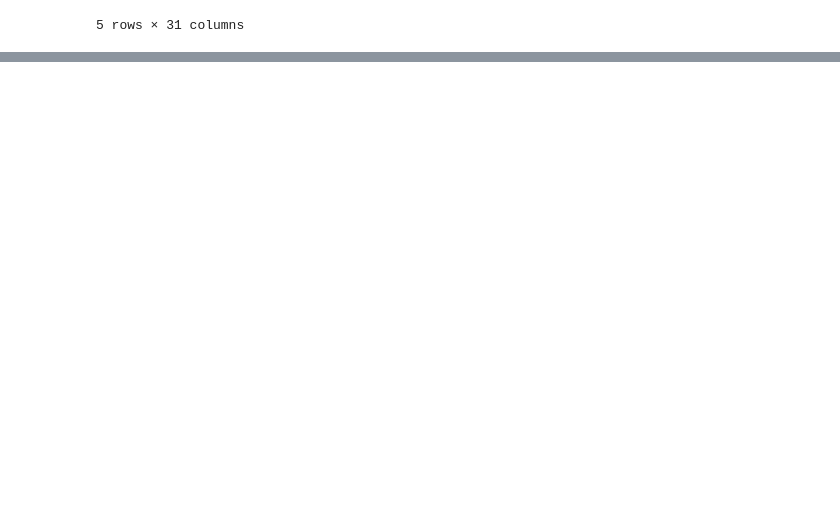
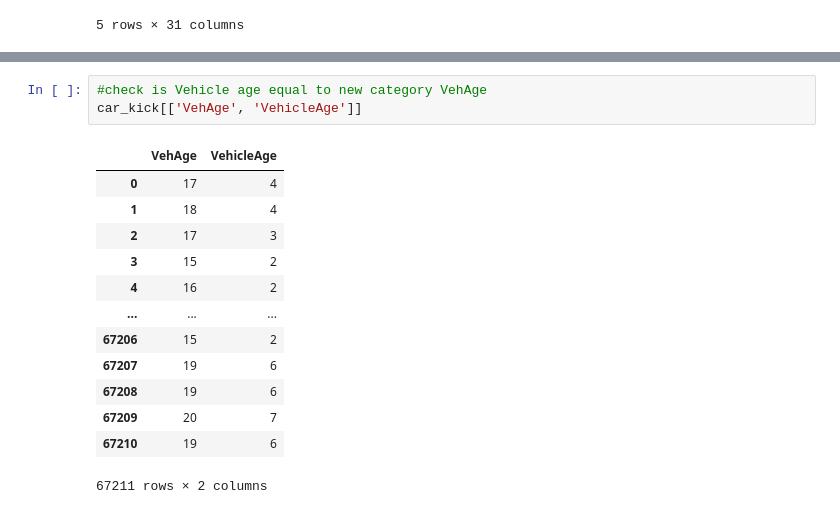
Before and after one commit to agomolka/MASem2DataMining, a Jupyter notebook: car_kick_analysis.ipynb, the cells around one changed output, grey strips where cells are left out. Cells and saved outputs as stored; diff of their text form; blank space fills up the shorter version.

```diff
--- a/car_kick_analysis.ipynb
+++ b/car_kick_analysis.ipynb
@@ -14,0 +127,17 @@ car_kick.head()
+# %%
+#check is Vehicle age equal to new category VehAge
+car_kick[['VehAge', 'VehicleAge']]
+# %% [output]
+|  | VehAge | VehicleAge |
+| 0 | 17 | 4 |
+| 1 | 18 | 4 |
+| 2 | 17 | 3 |
+| 3 | 15 | 2 |
+| 4 | 16 | 2 |
+| ... | ... | ... |
+| 67206 | 15 | 2 |
+| 67207 | 19 | 6 |
+| 67208 | 19 | 6 |
+| 67209 | 20 | 7 |
+| 67210 | 19 | 6 |
+67211 rows × 2 columns
```
Also changed, not shown: parts of 50 cells of this notebook.
